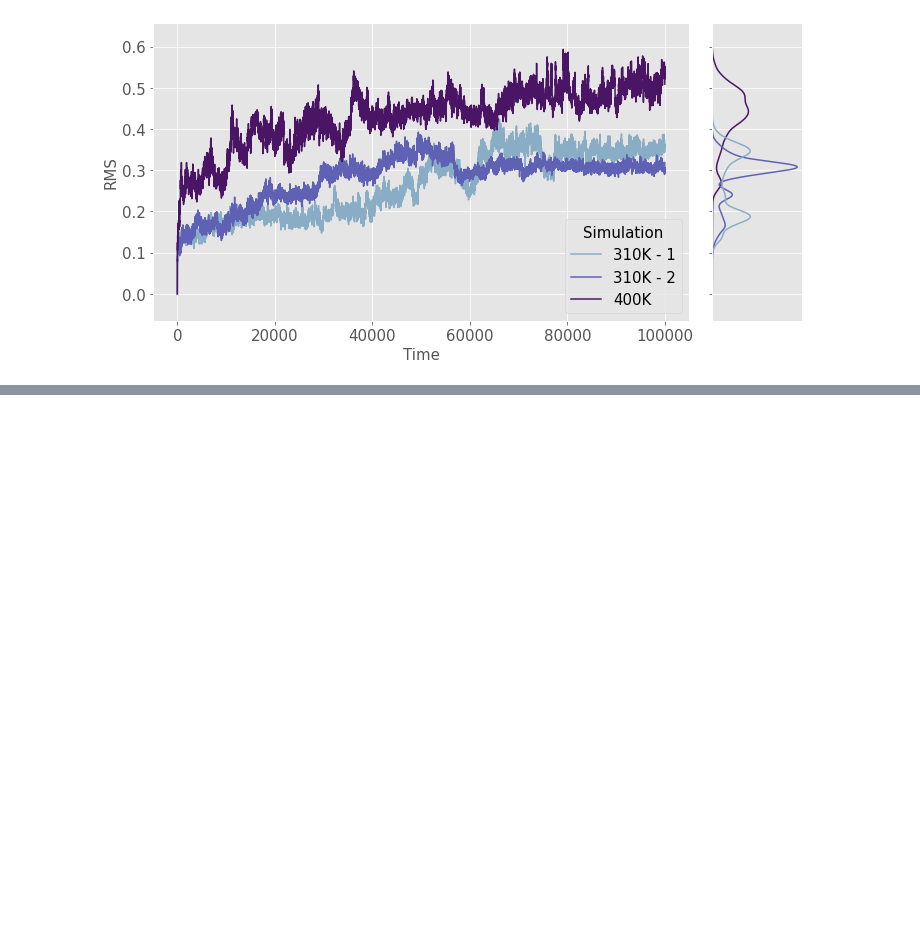
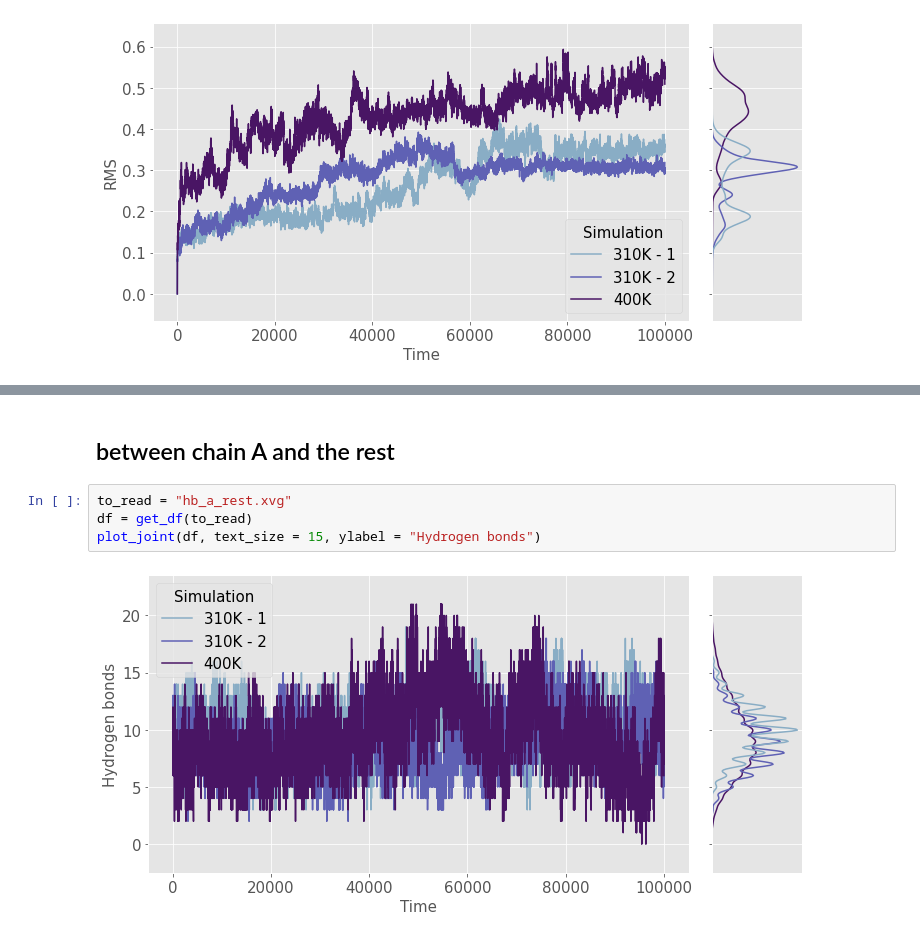
Before and after one commit to hellowithchicken/Biomolecular-Simulations, a Jupyter notebook: analysis.ipynb, the cells around one changed output, grey strips where cells are left out. Saved outputs shown, nothing was run; the diff lists cells and outputs as text; blank space fills up the shorter version.

```diff
--- a/analysis.ipynb
+++ b/analysis.ipynb
@@ -96,0 +121,8 @@ plot_joint(df, text_size = 15)
+# %% [markdown]
+## between chain A and the rest
+# %%
+to_read = "hb_a_rest.xvg"
+df = get_df(to_read)
+plot_joint(df, text_size = 15, ylabel = "Hydrogen bonds")
+# %% [output]
+[figure, added]
```
Also changed, not shown: parts of 15 cells of this notebook, 1 other file.
